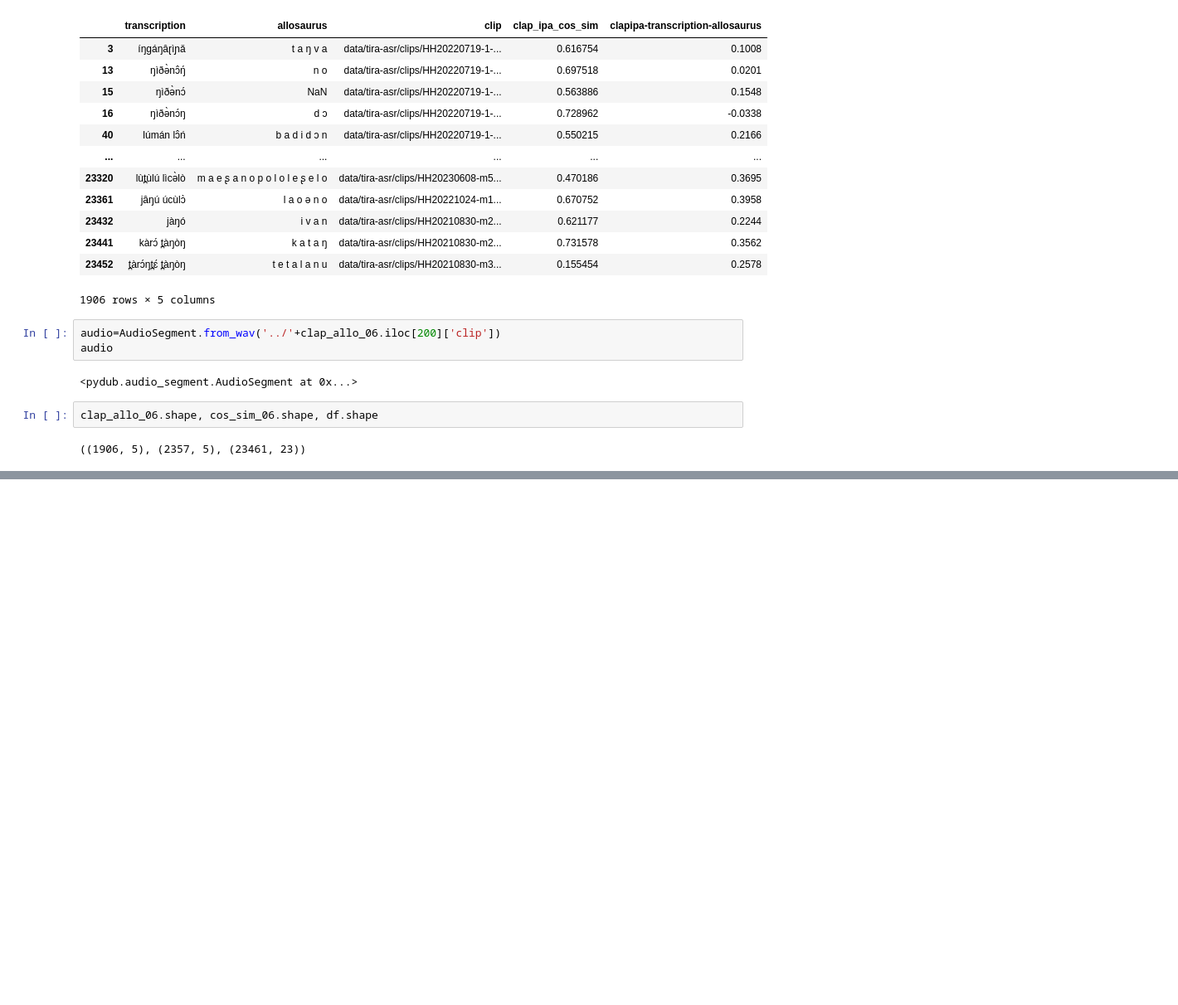
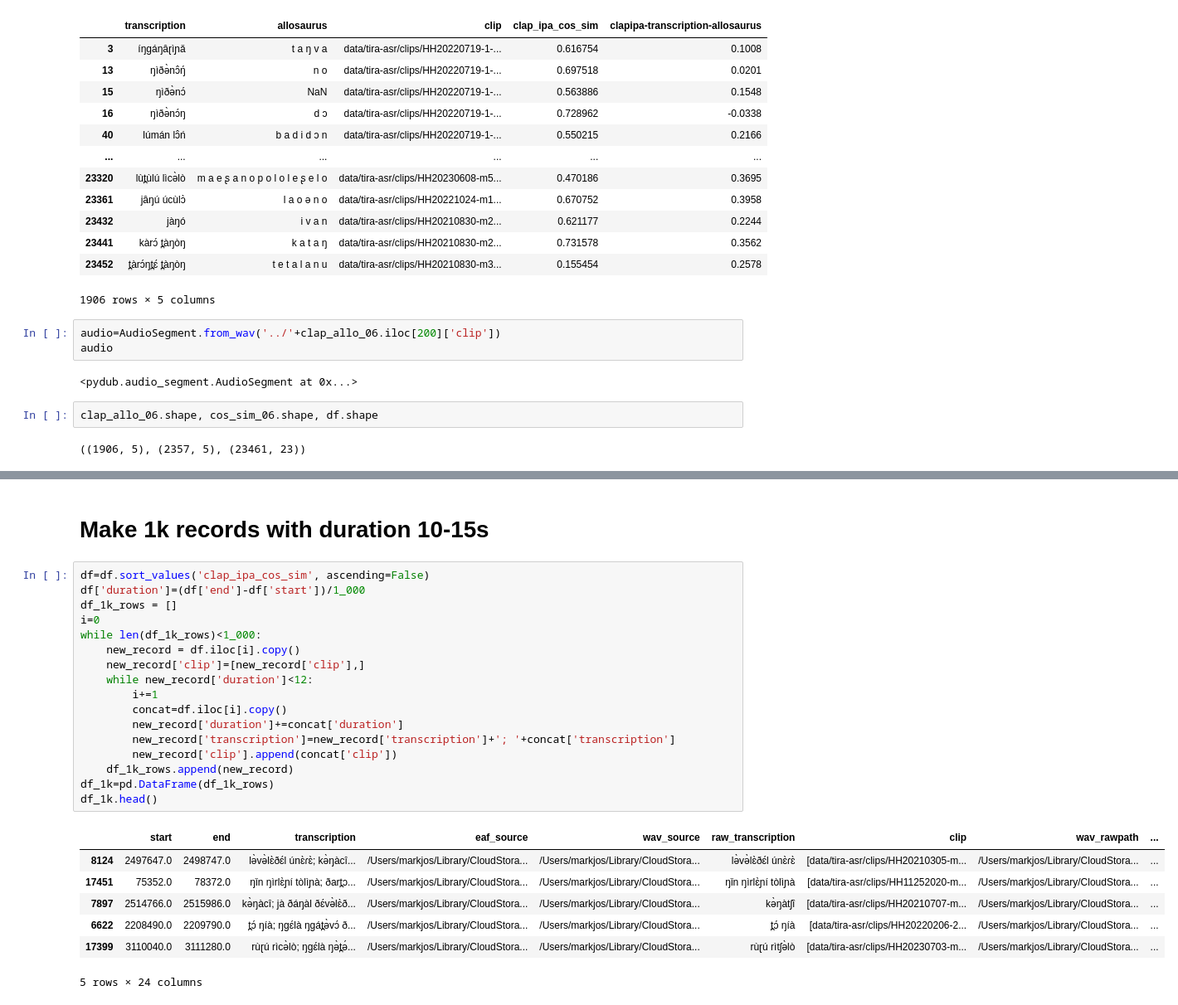
Before and after one commit to markjosims/malachor5, a Jupyter notebook: notebooks/tira_clap_sim_exploration.ipynb, the cells around one changed output, grey strips where cells are left out. Shown at 83% size. Saved outputs shown, nothing was run; the diff lists cells and outputs as text; blank space fills up the shorter version.

```diff
--- a/notebooks/tira_clap_sim_exploration.ipynb
+++ b/notebooks/tira_clap_sim_exploration.ipynb
@@ -139,0 +148,27 @@ sim_df.head()
+# %% [markdown]
+# Make 1k records with duration 10-15s
+# %%
+df=df.sort_values('clap_ipa_cos_sim', ascending=False)
+df['duration']=(df['end']-df['start'])/1_000
+df_1k_rows = []
+i=0
+while len(df_1k_rows)<1_000:
+    new_record = df.iloc[i].copy()
+    new_record['clip']=[new_record['clip'],]
+    while new_record['duration']<12:
+        i+=1
+        concat=df.iloc[i].copy()
+        new_record['duration']+=concat['duration']
+        new_record['transcription']=new_record['transcription']+'; '+concat['transcription']
+        new_record['clip'].append(concat['clip'])
+    df_1k_rows.append(new_record)
+df_1k=pd.DataFrame(df_1k_rows)
+df_1k.head()
+# %% [output]
+|  | start | end | transcription | eaf_source | wav_source | raw_transcription | clip | wav_rawpath | ... |
+| 8124 | 2497647.0 | 2498747.0 | lə̀və̀lɛ̀ðɛ́l únɛ̀ɾɛ̀; kə̀ŋàcî... | /Users/markjos/Library/CloudStora... | /Users/markjos/Library/CloudStora... | lə̀və̀lɛ̀ðɛ́l únɛ̀ɾɛ̀ | [data/tira-asr/clips/HH20210305-m... | /Users/markjos/Library/CloudStora... | ... |
+| 17451 | 75352.0 | 78372.0 | ŋǐn ŋìrlɛ̀ɲí tòlìɲà; ðart̪ɔ... | /Users/markjos/Library/CloudStora... | /Users/markjos/Library/CloudStora... | ŋǐn ŋìrlɛ̀ɲí tòlìɲà | [data/tira-asr/clips/HH11252020-m... | /Users/markjos/Library/CloudStora... | ... |
+| 7897 | 2514766.0 | 2515986.0 | kə̀ŋàcî; jà ðáŋàl ðɛ́və̀lɛ̀ð... | /Users/markjos/Library/CloudStora... | /Users/markjos/Library/CloudStora... | kə̀ŋàtʃî | [data/tira-asr/clips/HH20210707-m... | /Users/markjos/Library/CloudStora... | ... |
+| 6622 | 2208490.0 | 2209790.0 | t̪ɔ́ ŋíà; ŋgɛ́là ŋgát̪ə̀vɔ́ ð... | /Users/markjos/Library/CloudStora... | /Users/markjos/Library/CloudStora... | t̪ɔ́ ŋíà | [data/tira-asr/clips/HH20220206-2... | /Users/markjos/Library/CloudStora... | ... |
+| 17399 | 3110040.0 | 3111280.0 | rùɽú rìcə̀lò; ŋgɛ́là ŋə̀t̪ə́... | /Users/markjos/Library/CloudStora... | /Users/markjos/Library/CloudStora... | rùɽú rìtʃə̀lò | [data/tira-asr/clips/HH20230703-m... | /Users/markjos/Library/CloudStora... | ... |
+5 rows × 24 columns
```
Also changed, not shown: parts of 15 cells of this notebook.
